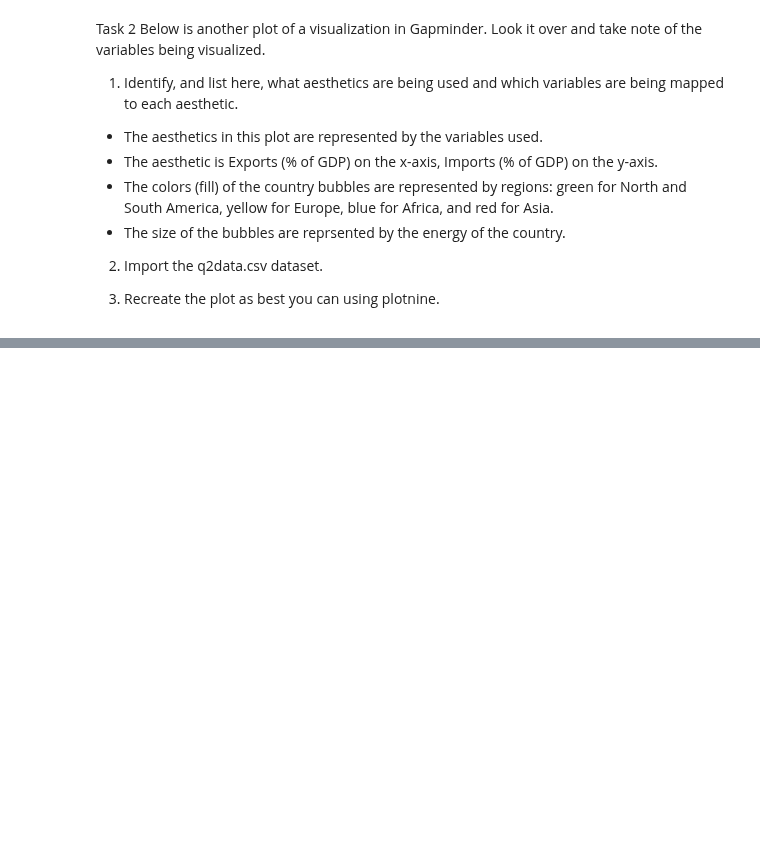
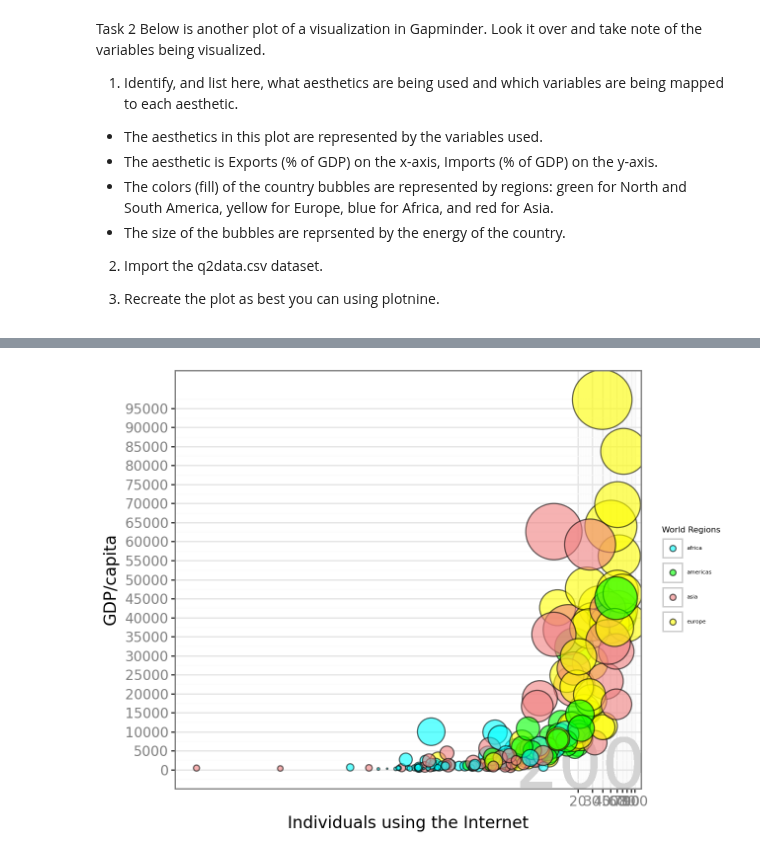
Before and after one commit to summerchurby/GSB-544, a Jupyter notebook: Lab1_Gapminder.ipynb, the cells around one changed output, grey strips where cells are left out. Saved outputs shown, nothing was run; the diff lists cells and outputs as text; code cells hidden in the pictures; blank space fills up the shorter version.

```diff
--- a/Lab1_Gapminder.ipynb
+++ b/Lab1_Gapminder.ipynb
@@ -99,0 +117,29 @@ q2data['energy'] = q2data['energy'].str.replace('k', '').astype(float) * 1000
+# %%
+# import data set
+q3data = pd.read_csv("/Users/achur/OneDrive/Desktop/School/CP Fall 2024/544/q3data.csv")
+# remove any missing values
+q3data = q3data.dropna()
+# %%
+#create plot
+
+(ggplot(q3data,
+    aes(x = "internet_users", y = "gdp", size = "income", fill = "four_regions"))
+    + geom_text(aes(x = 40, y = 250, label = "2001"), size = 50, color = "lightgrey")
+    + geom_point(alpha = 0.6, color = "black", stroke = 0.5)
+    + labs(x = "Individuals using the Internet", y = "GDP/capita", fill = "World Regions")
+    + scale_size(range = (.1, 24))
+    + scale_x_log10(limits = (0, 120),
+    breaks = [20, 30, 40, 50, 60, 70, 80, 90, 100],
+    labels = ["20", "30", "40", "50", "60", "70", "80", "90", "100"])
+    + scale_y_continuous(limits = (0, 100000), breaks = range(0, 100000, 5000))
+    + scale_fill_manual(values = {"africa": "aqua", "americas": "lime", "europe": "yellow", "asia": "lightcoral"})
+    + theme_bw()
+    + guides(size = False, fill = guide_legend(override_aes = {"size": 2}))
+    + theme(text = element_text(family = "Keyboard", size = 14),
+    axis_title = element_text(family = "Keyboard", size = 12, color = "black"),
+    axis_text = element_text(family = "Keyboard", size = 10, color = "gray"),
+    legend_title = element_text(size = 6),
+    legend_text = element_text(size = 4))
+    )
+# %% [output]
+[figure, added]
```
Also changed, not shown: parts of 4 cells of this notebook.
